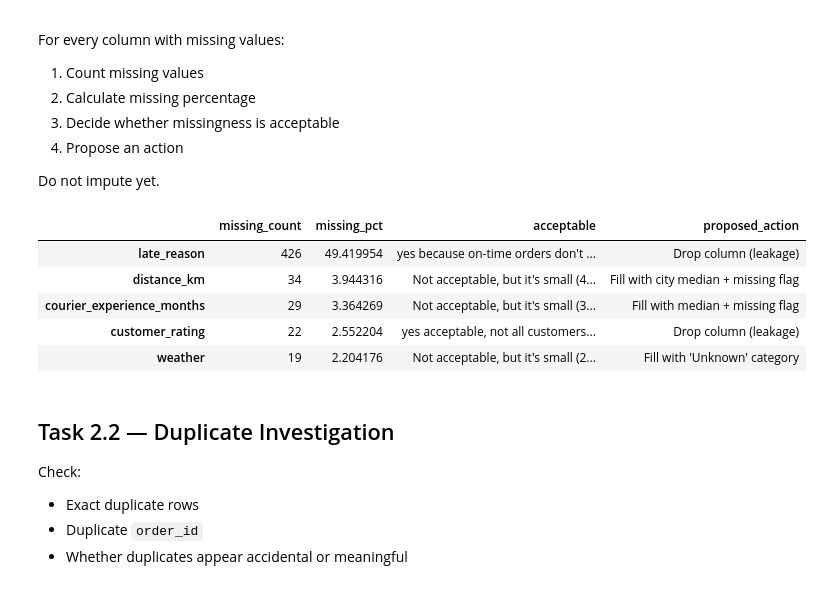
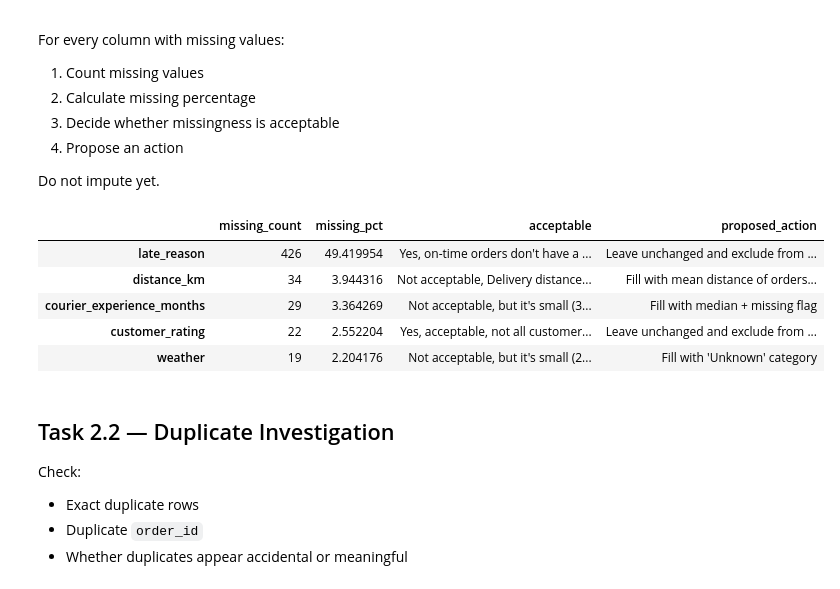
Before and after one commit to Reemahru/FoodDeliveryOperations, a Jupyter notebook: Food_Delivery_Data_Challenge_Student_ADVANCED_(1).ipynb, the cells around one changed output. Saved outputs shown, nothing was run; the diff lists cells and outputs as text; code cells hidden in the pictures.

```diff
--- a/Food_Delivery_Data_Challenge_Student_ADVANCED_(1).ipynb
+++ b/Food_Delivery_Data_Challenge_Student_ADVANCED_(1).ipynb
@@ -283,39 +283,41 @@ Do not impute yet.
 # %%
 # TODO 2.1
 
 missing_report = (
     pd.DataFrame({
         "missing_count": df.isna().sum(),
         "missing_pct": df.isna().mean() * 100
     })
     .query("missing_count > 0")
     .sort_values("missing_pct", ascending=False)
 )
+
 acceptable = {
-    "late_reason": "yes because on-time orders don't have a late reason, so it's normal to be empty",
-    "distance_km": "Not acceptable, but it's small (4%) so that's okay",
+    "late_reason": "Yes, on-time orders don't have a late reason, so it's normal to be empty",
+    "distance_km": "Not acceptable, Delivery distance is important for predicting late deliveries, so missing values should be handled.",
     "courier_experience_months": "Not acceptable, but it's small (3%) so that's okay",
-    "customer_rating": "yes acceptable, not all customers rate",
+    "customer_rating": "Yes, acceptable, not all customers rate",
     "weather": "Not acceptable, but it's small (2%) so that's okay",
 }
 
 action = {
-    "late_reason": "Drop column (leakage)",
-    "distance_km": "Fill with city median + missing flag",
+    "late_reason": "Leave unchanged and exclude from model features to prevent data leakage.",
+    "distance_km": "Fill with mean distance of orders with similar estimated delivery time + missing flag",
     "courier_experience_months": "Fill with median + missing flag",
-    "customer_rating": "Drop column (leakage)",
+    "customer_rating": "Leave unchanged and exclude from model features to prevent data leakage.",
     "weather": "Fill with 'Unknown' category",
 }
 
 missing_report["acceptable"] = missing_report.index.map(acceptable)
 missing_report["proposed_action"] = missing_report.index.map(action)
+pd.set_option("display.max_colwidth", None)
 missing_report
 # %% [output]
 |  | missing_count | missing_pct | acceptable | proposed_action |
-| late_reason | 426 | 49.419954 | yes because on-time orders don't ... | Drop column (leakage) |
-| distance_km | 34 | 3.944316 | Not acceptable, but it's small (4... | Fill with city median + missing flag |
+| late_reason | 426 | 49.419954 | Yes, on-time orders don't have a ... | Leave unchanged and exclude from ... |
+| distance_km | 34 | 3.944316 | Not acceptable, Delivery distance... | Fill with mean distance of orders... |
 | courier_experience_months | 29 | 3.364269 | Not acceptable, but it's small (3... | Fill with median + missing flag |
-| customer_rating | 22 | 2.552204 | yes acceptable, not all customers... | Drop column (leakage) |
+| customer_rating | 22 | 2.552204 | Yes, acceptable, not all customer... | Leave unchanged and exclude from ... |
 | weather | 19 | 2.204176 | Not acceptable, but it's small (2... | Fill with 'Unknown' category |
 # %% [markdown]
 ## Task 2.2 — Duplicate Investigation
```
Also changed, not shown: parts of 17 cells of this notebook.
